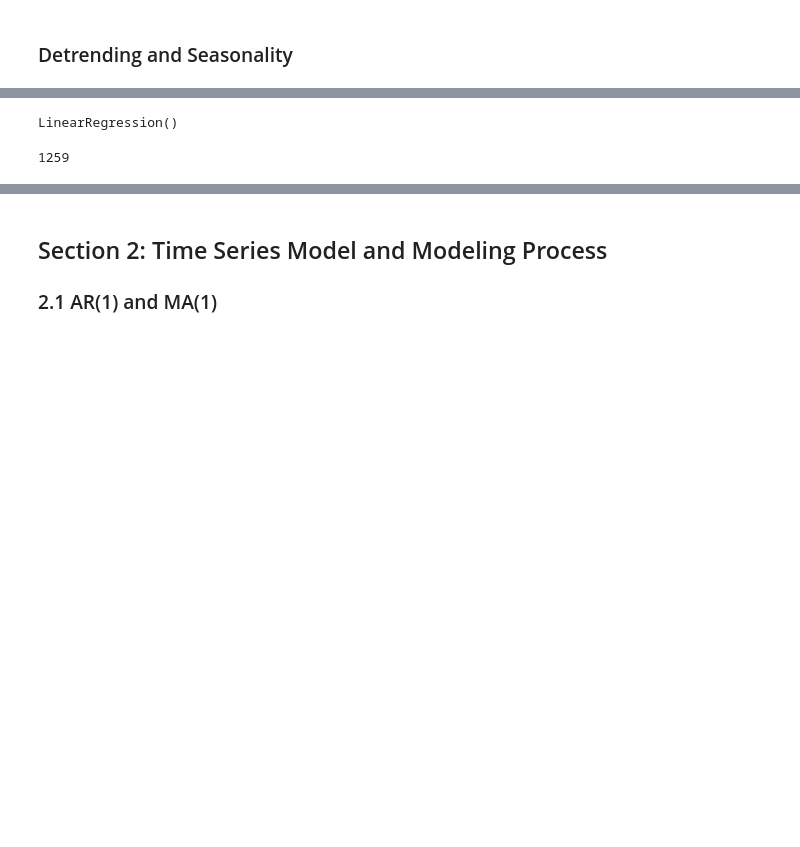
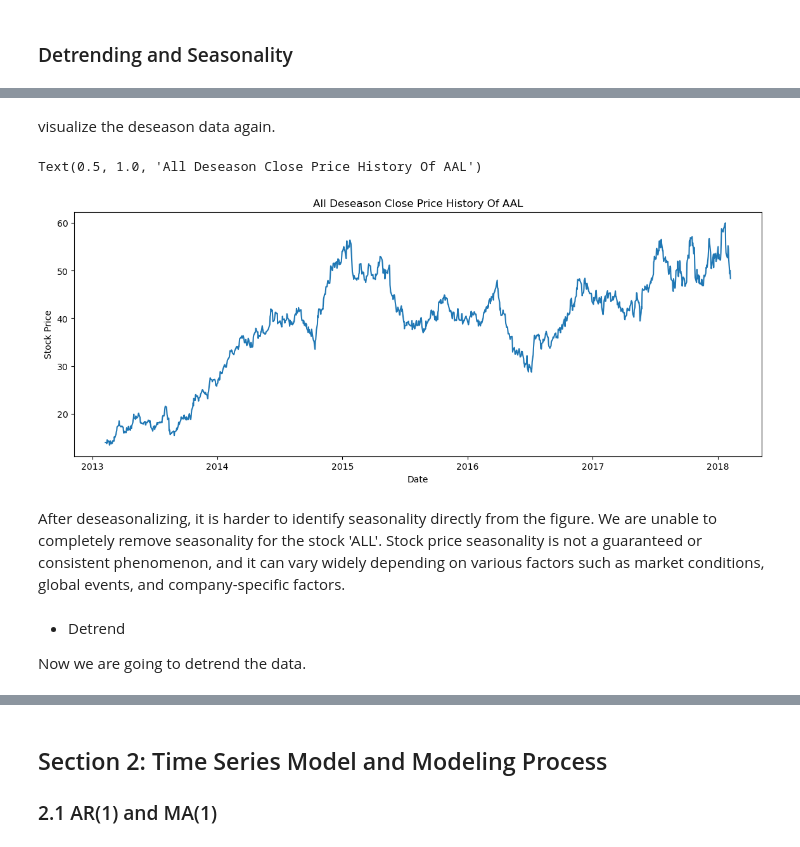
Before and after one commit to wangyeye66/5221-Final-Project, a Jupyter notebook: Code_5221.ipynb, the cells around one changed output, grey strips where cells are left out. Drawn from its saved outputs; the diff is of its cells as text; code cells hidden in the pictures; blank space fills up the shorter version.

```diff
--- a/Code_5221.ipynb
+++ b/Code_5221.ipynb
@@ -100 +122,19 @@ plt.show()
+# %% [markdown]
+visualize the deseason data again.
+# %%
+fig, ax = plt.subplots(figsize=(14,5))
+ax.plot(ALL_1['date'], ALL_1['deseason'])
+ax.set_xlabel("Date")
+ax.set_ylabel("Stock Price")
+ax.set_title("All Deseason Close Price History Of AAL")
+# %% [output]
+Text(0.5, 1.0, 'All Deseason Close Price History Of AAL')
+[figure, added]
+# %% [markdown]
+After deseasonalizing, it is harder to identify seasonality directly from the figure. We are unable to completely remove seasonality for the stock 'ALL'.
+Stock price seasonality is not a guaranteed or consistent phenomenon, and it can vary widely depending on various factors such as market conditions, global events, and company-specific factors.
+# %% [markdown]
+- Detrend
+
+Now we are going to detrend the data.
 # %%
@@ -103,5 +143,4 @@ X = np.arange(len(y)).reshape(-1, 1)
 # %%
 regressor = LinearRegression()
 regressor.fit(X, y)
+trend = regressor.predict(X)
-# %% [output]
-LinearRegression()
@@ -110,6 +147,2 @@ trend = regressor.predict(X)
-# %%
-len(trend)
-# %% [output]
-1259
 # %%
 ALL_1['trend'] = trend
```
Also changed, not shown: parts of 19 cells of this notebook.
